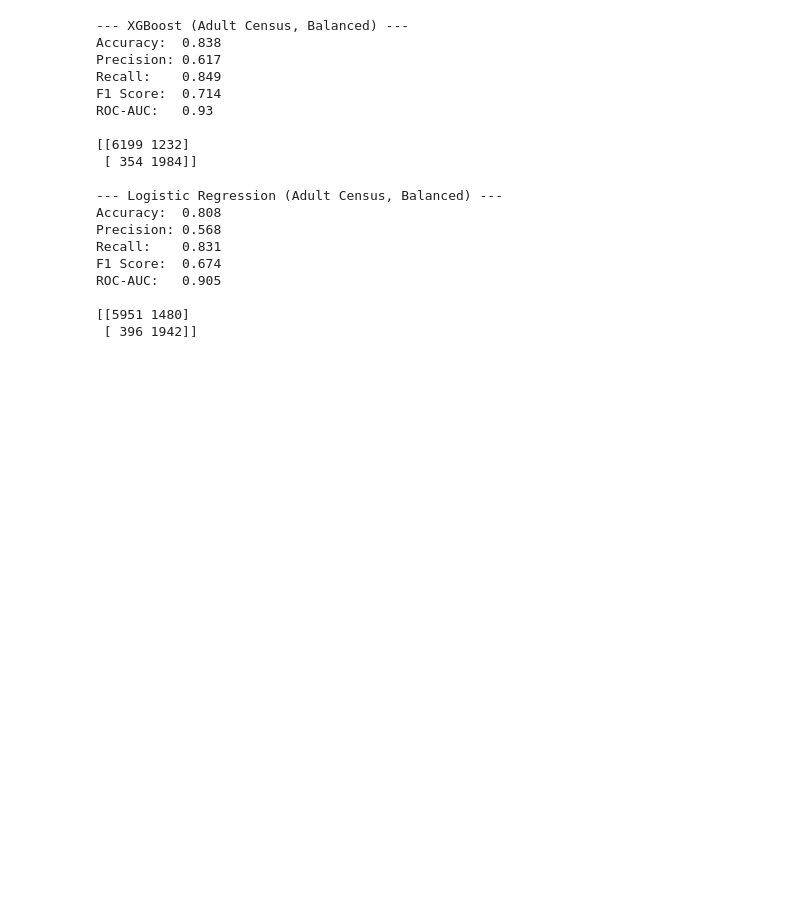
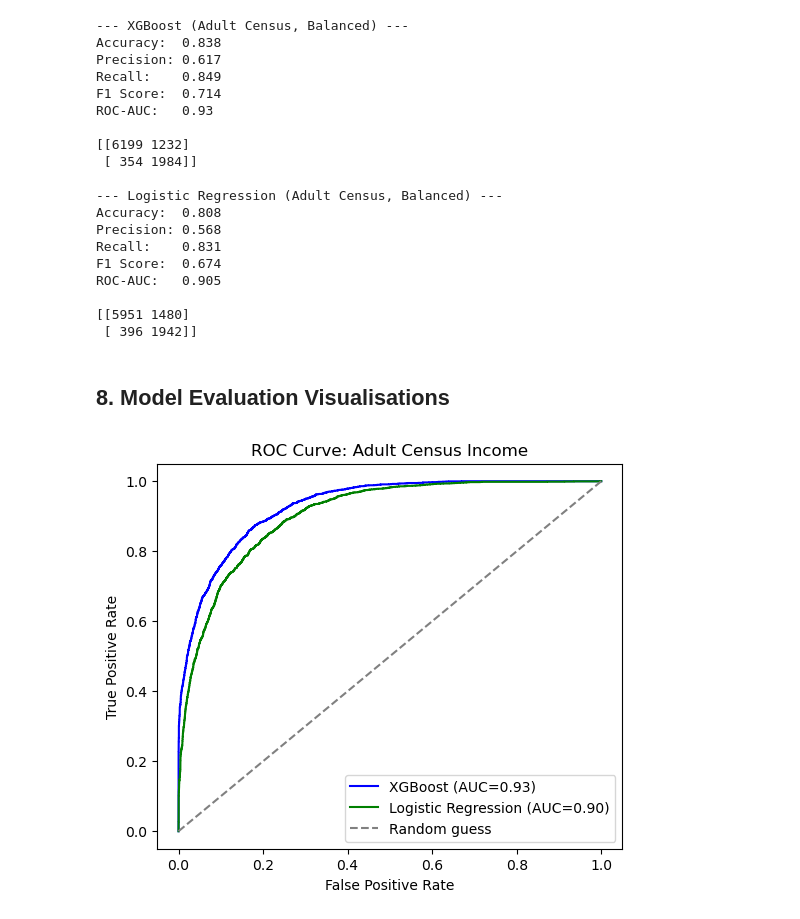
Before and after one commit to shreyassharma3002/model_risk_analysis, a Jupyter notebook: model_risk_analysis.ipynb, the cells around one changed output. Cells and saved outputs as stored; diff of their text form; code cells hidden in the pictures; blank space fills up the shorter version.

```diff
--- a/model_risk_analysis.ipynb
+++ b/model_risk_analysis.ipynb
@@ -582,3 +626,20 @@ ROC-AUC:   0.905
 
 [[5951 1480]
  [ 396 1942]]
+# %% [markdown]
+## 8. Model Evaluation Visualisations
+# %%
+fpr_xgb2, tpr_xgb2, _ = roc_curve(y2_test, xgb_proba2)
+fpr_log2, tpr_log2, _ = roc_curve(y2_test, log_proba2)
+
+plt.figure(figsize=(6,5))
+plt.plot(fpr_xgb2, tpr_xgb2, label=f'XGBoost (AUC={roc_auc_score(y2_test, xgb_proba2):.2f})', color='blue')
+plt.plot(fpr_log2, tpr_log2, label=f'Logistic Regression (AUC={roc_auc_score(y2_test, log_proba2):.2f})', color='green')
+plt.plot([0,1], [0,1], linestyle='--', color='gray', label='Random guess')
+plt.xlabel('False Positive Rate')
+plt.ylabel('True Positive Rate')
+plt.title('ROC Curve: Adult Census Income')
+plt.legend()
+plt.show()
+# %% [output]
+[figure, added]
```
Also changed, not shown: parts of 4 cells of this notebook.
